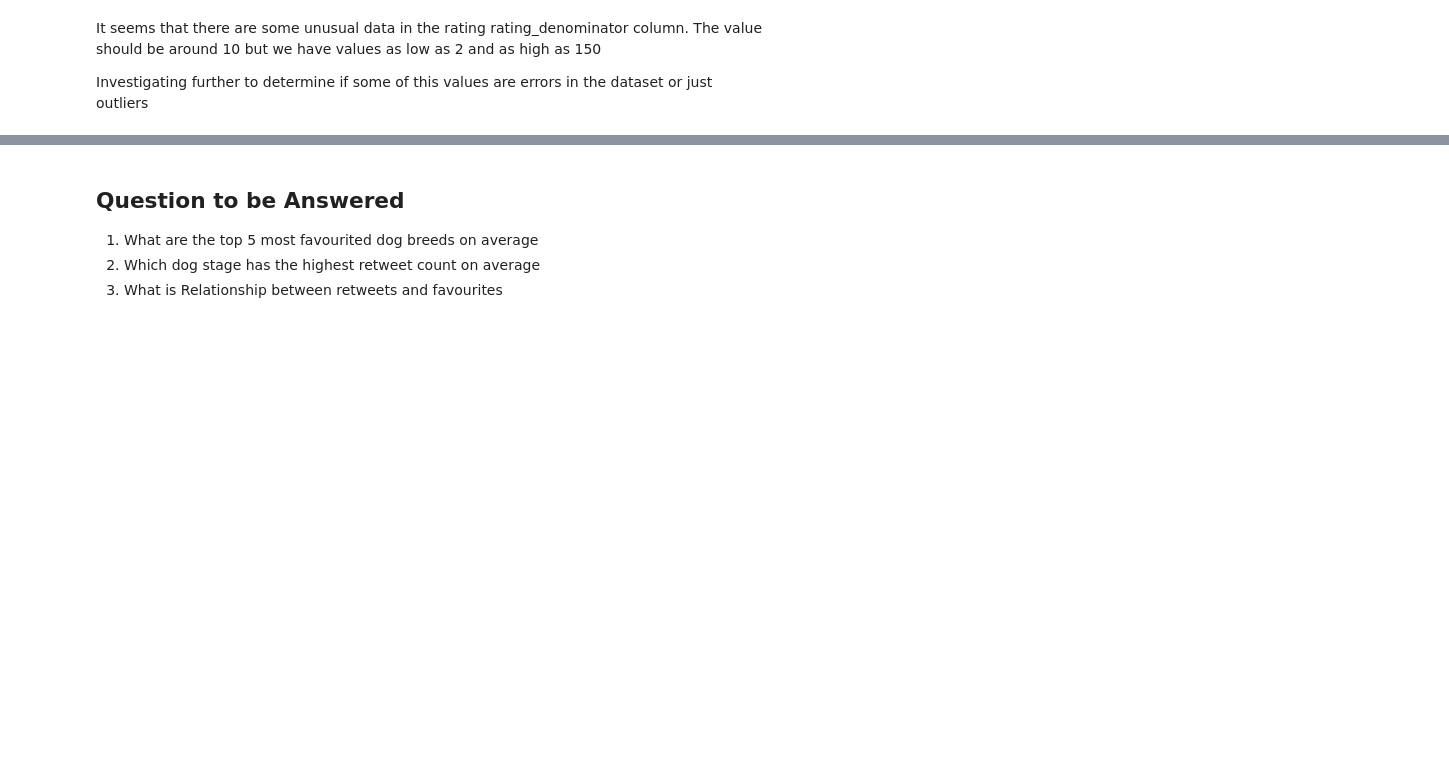
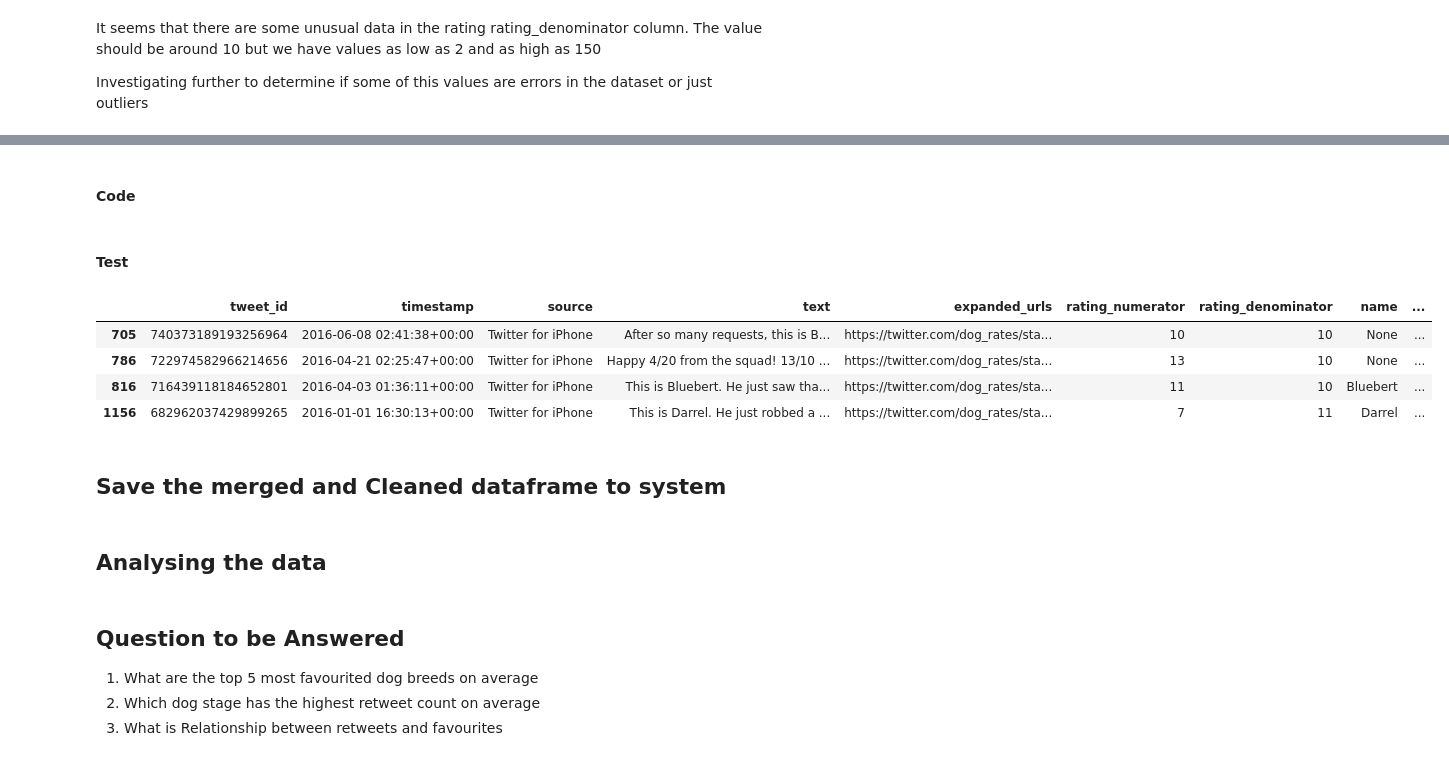
Before and after one commit to idowu-james/udacity-we_rate_dogs, a Jupyter notebook: Udacity_Data_Wrangling_Project_2.ipynb, the cells around one changed output, grey strips where cells are left out. Drawn from its saved outputs; the diff is of its cells as text; code cells hidden in the pictures; blank space fills up the shorter version.

Commit message:
Udacity project v.2
Minor changes made to the dataframe(df)

```diff
--- a/Udacity_Data_Wrangling_Project_2.ipynb
+++ b/Udacity_Data_Wrangling_Project_2.ipynb
@@ -608,8 +608,8 @@ dog_breed_list = []
 div_breeds = soup.find_all("div", {"class": "div-col"})[0:4]
 
 for breed in div_breeds:
-  for t_temp in breed.find_all('li'):
-    dog_breed_list.append(t_temp.text)
+  for b_temp in breed.find_all('li'):
+    dog_breed_list.append(b_temp.text)
 
 dog_breed_list[:5]
 # %% [output]
@@ -894,0 +898,6 @@ After investigating the low values, it clear they are false rating values. It is
+# %%
+df.loc[345,'rating_numerator'] = df['rating_numerator'].mean().round().astype('int64')
+df.loc[345,'rating_denominator'] = df['rating_denominator'].mean().round().astype('int64')
+
+df.loc[1648,'rating_numerator'] = 9
+df.loc[1648,'rating_denominator'] = 10
@@ -918,0 +945,26 @@ They were just off-numbers that required futher investigation
+# %% [markdown]
+#### Code
+# %%
+df.loc[705,'rating_numerator'] = 14
+df.loc[705,'rating_denominator'] = 10
+
+df.loc[786,'rating_numerator'] = 13
+df.loc[786,'rating_denominator'] = 10
+
+df.loc[816,'rating_numerator'] = 11
+df.loc[816,'rating_denominator'] = 10
+
+df.loc[705,'rating_numerator'] = 10
+df.loc[705,'rating_denominator'] = 10
+# %% [markdown]
+#### Test
+# %%
+df.iloc[[705,786,816,1156]]
+# %% [output]
+|  | tweet_id | timestamp | source | text | expanded_urls | rating_numerator | rating_denominator | name | ... |
+| 705 | 740373189193256964 | 2016-06-08 02:41:38+00:00 | Twitter for iPhone | After so many requests, this is B... | https://twitter.com/dog_rates/sta... | 10 | 10 | None | ... |
+| 786 | 722974582966214656 | 2016-04-21 02:25:47+00:00 | Twitter for iPhone | Happy 4/20 from the squad! 13/10 ... | https://twitter.com/dog_rates/sta... | 13 | 10 | None | ... |
+| 816 | 716439118184652801 | 2016-04-03 01:36:11+00:00 | Twitter for iPhone | This is Bluebert. He just saw tha... | https://twitter.com/dog_rates/sta... | 11 | 10 | Bluebert | ... |
+| 1156 | 682962037429899265 | 2016-01-01 16:30:13+00:00 | Twitter for iPhone | This is Darrel. He just robbed a ... | https://twitter.com/dog_rates/sta... | 7 | 11 | Darrel | ... |
+# %% [markdown]
+## Save the merged and Cleaned dataframe to system
@@ -919,3 +973,5 @@ They were just off-numbers that required futher investigation
+# %% [markdown]
+## **Analysing the data**
 # %% [markdown]
 ## **Question to be Answered**
 
```
Also changed, not shown: parts of 28 cells of this notebook.
